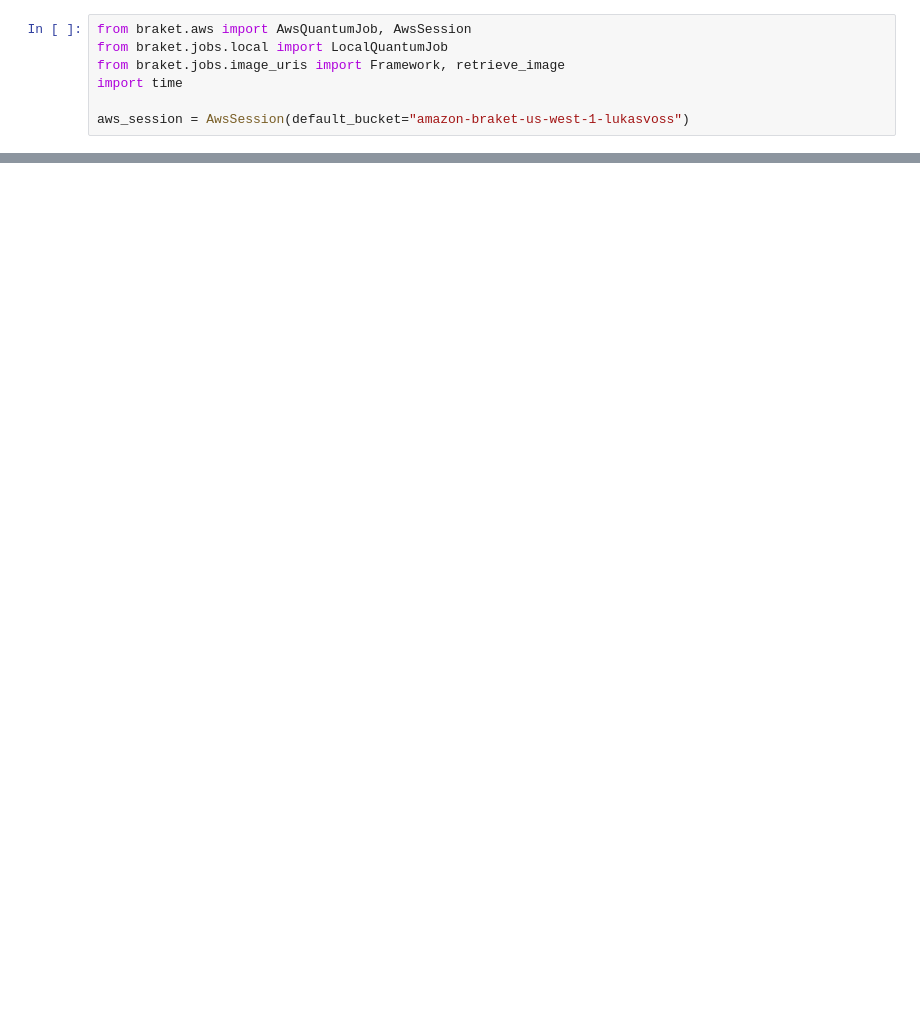
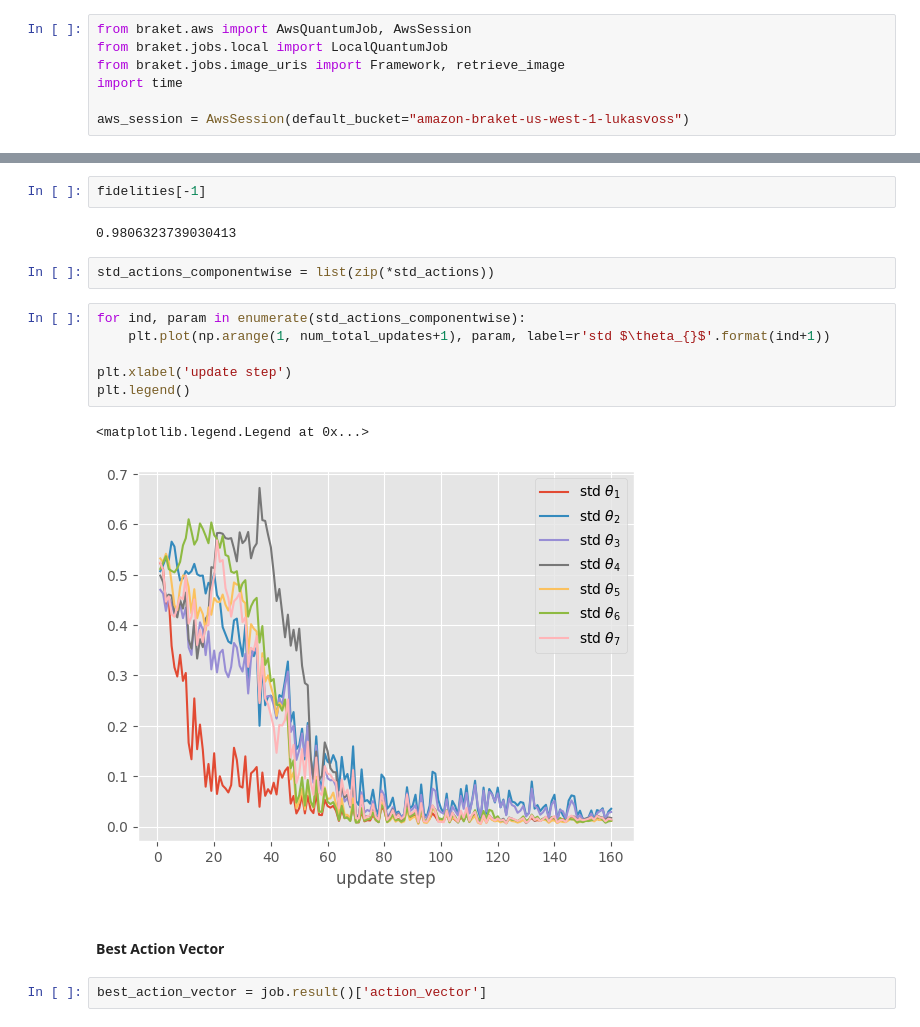
Before and after one commit to lukasvoss/Quantum_Optimal_Control, a Jupyter notebook: 00_AWS/04_Tests/00_Hybrid_Job/hybrid_job_gate_cal_no_decorator.ipynb, the cells around one changed output, grey strips where cells are left out. Cells and saved outputs as stored; diff of their text form; blank space fills up the shorter version.

```diff
--- a/00_AWS/04_Tests/00_Hybrid_Job/hybrid_job_gate_cal_no_decorator.ipynb
+++ b/00_AWS/04_Tests/00_Hybrid_Job/hybrid_job_gate_cal_no_decorator.ipynb
@@ -74,0 +98,19 @@ COMPLETED
+# %%
+fidelities[-1]
+# %% [output]
+0.9806323739030413
+# %%
+std_actions_componentwise = list(zip(*std_actions))
+# %%
+for ind, param in enumerate(std_actions_componentwise):
+    plt.plot(np.arange(1, num_total_updates+1), param, label=r'std $\theta_{}$'.format(ind+1))
+
+plt.xlabel('update step')
+plt.legend()
+# %% [output]
+<matplotlib.legend.Legend at 0x...>
+[figure, added]
+# %% [markdown]
+#### Best Action Vector
+# %%
+best_action_vector = job.result()['action_vector']
```
Also changed, not shown: parts of 9 cells of this notebook, 1 other file.
